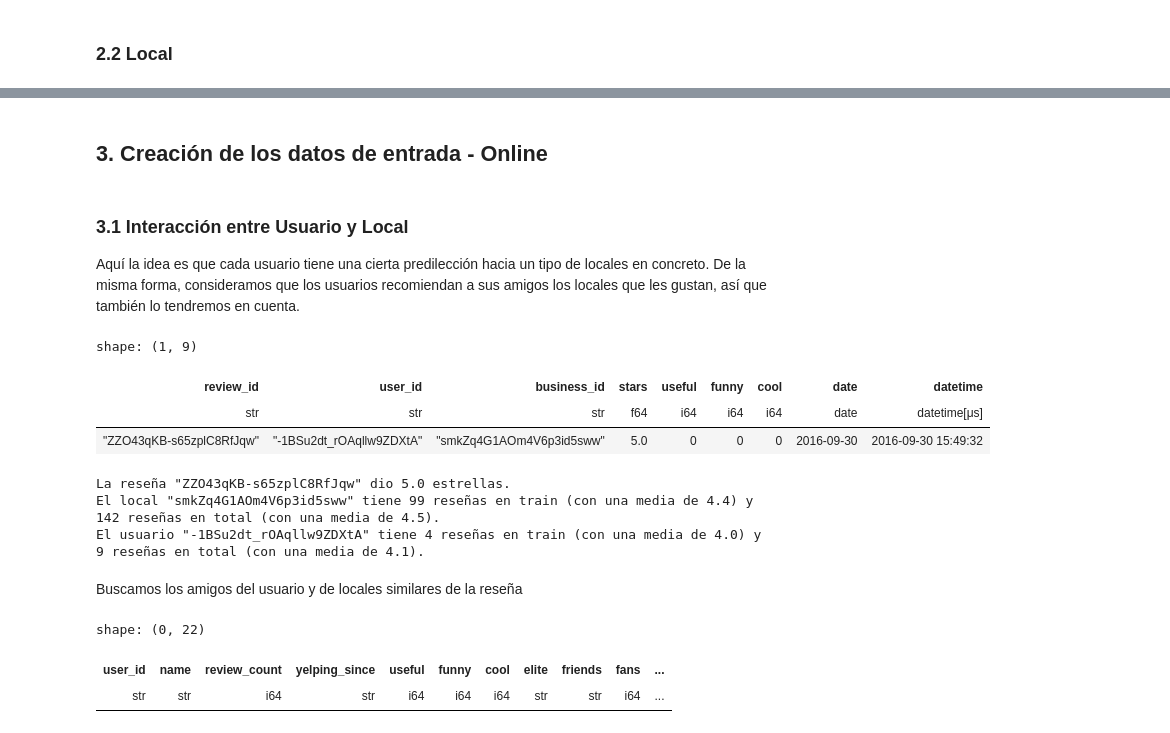
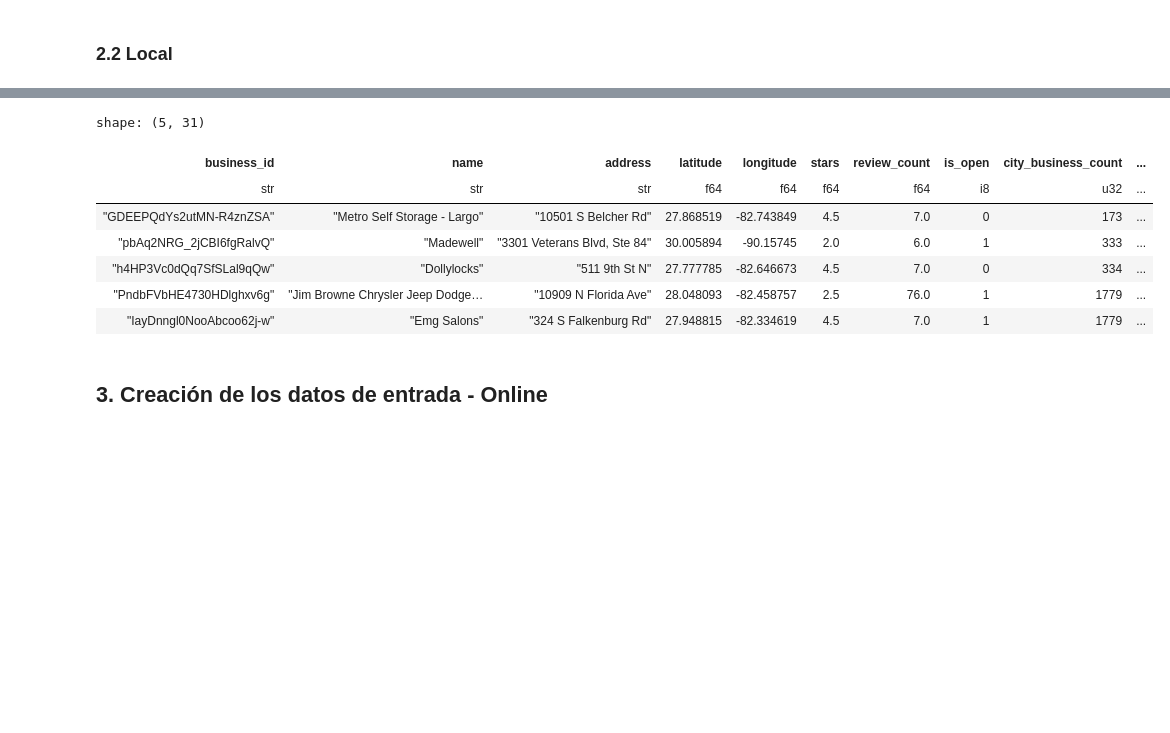
Before and after one commit to yabol02/recsys_content, a Jupyter notebook: notebooks/data_modeling.ipynb, the cells around one changed output, grey strips where cells are left out. Cells and saved outputs as stored; diff of their text form; code cells hidden in the pictures; blank space fills up the shorter version.

Commit message:
Extraccion de características + modelo DL integral

```diff
--- a/notebooks/data_modeling.ipynb
+++ b/notebooks/data_modeling.ipynb
@@ -273,9 +406,0 @@ array([['GDEEPQdYs2utMN-R4znZSA',
-# %%
-from scipy.spatial.distance import cosine
-
-a, b = model.encode([
-    "This business is a Packing Supplies, Shopping, Local Services, Self Storage rated with 5.0 stars. Features: 'BusinessAcceptsCreditCards': 'True', 'WheelchairAccessible': 'True'. Schedule: {'Monday': '0:0-0:0', 'Tuesday': '9:30-18:0', 'Wednesday': '9:30-18:0', 'Thursday': '9:30-18:0', 'Friday': '9:30-18:0', 'Saturday': '8:0-16:30', 'Sunday': '10:0-15:0'}",
-    "This business is a Packing Supplies, Shopping, Local Services, Self Storage rated with 1.0 stars. Features: 'BusinessAcceptsCreditCards': 'True', 'WheelchairAccessible': 'True'. Schedule: {'Monday': '0:0-0:0', 'Tuesday': '9:30-18:0', 'Wednesday': '9:30-18:0', 'Thursday': '9:30-18:0', 'Friday': '9:30-18:0', 'Saturday': '8:0-16:30', 'Sunday': '10:0-15:0'}"
-])
-
-cosine(a, b)
@@ -365,43 +1160,14 @@ shape: (2, 9)
+# %%
+businesses, city_map, state_map = build_business_features(businesses, batch_size=50_000)
+display(businesses.head())
+# %% [output]
+shape: (5, 31)
+| business_id | name | address | latitude | longitude | stars | review_count | is_open | city_business_count | ... |
+| str | str | str | f64 | f64 | f64 | f64 | i8 | u32 | ... |
+| "GDEEPQdYs2utMN-R4znZSA" | "Metro Self Storage - Largo" | "10501 S Belcher Rd" | 27.868519 | -82.743849 | 4.5 | 7.0 | 0 | 173 | ... |
+| "pbAq2NRG_2jCBI6fgRalvQ" | "Madewell" | "3301 Veterans Blvd, Ste 84" | 30.005894 | -90.15745 | 2.0 | 6.0 | 1 | 333 | ... |
+| "h4HP3Vc0dQq7SfSLal9qQw" | "Dollylocks" | "511 9th St N" | 27.777785 | -82.646673 | 4.5 | 7.0 | 0 | 334 | ... |
+| "PndbFVbHE4730HDlghxv6g" | "Jim Browne Chrysler Jeep Dodge… | "10909 N Florida Ave" | 28.048093 | -82.458757 | 2.5 | 76.0 | 1 | 1779 | ... |
+| "IayDnngl0NooAbcoo62j-w" | "Emg Salons" | "324 S Falkenburg Rd" | 27.948815 | -82.334619 | 4.5 | 7.0 | 1 | 1779 | ... |
 # %% [markdown]
 ## 3. Creación de los datos de entrada - Online
-# %% [markdown]
-### 3.1 Interacción entre Usuario y Local
-
-Aquí la idea es que cada usuario tiene una cierta predilección hacia un tipo de locales en concreto. De la misma forma, consideramos que los usuarios recomiendan a sus amigos los locales que les gustan, así que también lo tendremos en cuenta.
-# %%
-# Hacemos el ejemplo con una muestra de `train` (buscamos algún usuario y negocio con reseñas), lo generalizaremos a una función más adelante para aplicarlo a cada reseña.
-train_sample = train[0]
-display(train_sample)
-review_id = train_sample["review_id"].item()
-business_id = train_sample["business_id"].item()
-user_id = train_sample["user_id"].item()
-starts_given = train_sample["stars"].item()
-local_escogido = businesses.filter(pl.col("business_id") == business_id)
-usuario_escogido = users.filter(pl.col("user_id") == user_id)
-fecha_reseña = train_sample["date"].item()
-print(f'La reseña "{review_id}" dio {starts_given} estrellas.')
-print(
-    f"El local \"{business_id}\" tiene {train.filter(pl.col('business_id') == business_id).shape[0]} reseñas en train (con una media de {train.filter(pl.col('business_id') == business_id).select(pl.col('stars')).mean().item():.1f}) y {local_escogido['review_count'].item()} reseñas en total (con una media de {local_escogido['stars'].item()})."
-)
-print(
-    f"El usuario \"{user_id}\" tiene {train.filter(pl.col('user_id') == user_id).shape[0]} reseñas en train (con una media de {train.filter(pl.col('user_id') == user_id).select(pl.col('stars')).mean().item():.1f}) y {usuario_escogido['review_count'].item()} reseñas en total (con una media de {users.filter(pl.col('user_id') == user_id).select(pl.col('average_stars')).mean().item():.1f})."
-)
-# %% [output]
-shape: (1, 9)
-| review_id | user_id | business_id | stars | useful | funny | cool | date | datetime |
-| str | str | str | f64 | i64 | i64 | i64 | date | datetime[μs] |
-| "ZZO43qKB-s65zplC8RfJqw" | "-1BSu2dt_rOAqllw9ZDXtA" | "smkZq4G1AOm4V6p3id5sww" | 5.0 | 0 | 0 | 0 | 2016-09-30 | 2016-09-30 15:49:32 |
-La reseña "ZZO43qKB-s65zplC8RfJqw" dio 5.0 estrellas.
-El local "smkZq4G1AOm4V6p3id5sww" tiene 99 reseñas en train (con una media de 4.4) y 142 reseñas en total (con una media de 4.5).
-El usuario "-1BSu2dt_rOAqllw9ZDXtA" tiene 4 reseñas en train (con una media de 4.0) y 9 reseñas en total (con una media de 4.1).
-# %% [markdown]
-Buscamos los amigos del usuario  y de locales similares de la reseña
-# %%
-# Amigos del usuario
-amigos = usuario_escogido["friends"].item().split(",")
-amigos_df = users.filter(pl.col("user_id").is_in(amigos))
-amigos_df
-# %% [output]
-shape: (0, 22)
-| user_id | name | review_count | yelping_since | useful | funny | cool | elite | friends | fans | ... |
-| str | str | i64 | str | i64 | i64 | i64 | str | str | i64 | ... |
```
Also changed, not shown: parts of 30 cells of this notebook, 4 other files.
